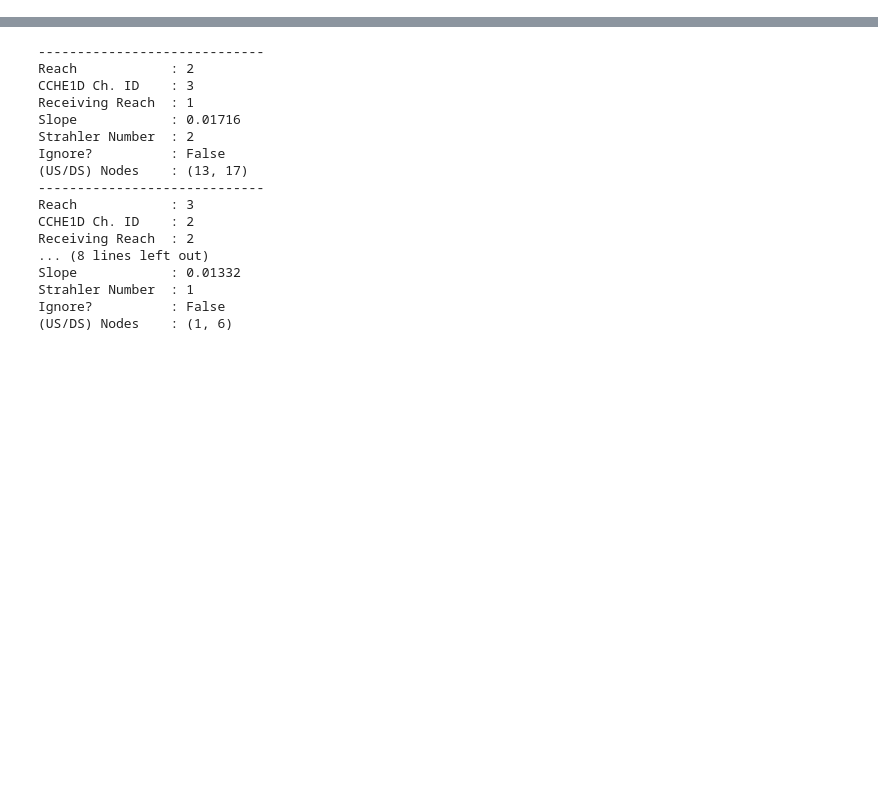
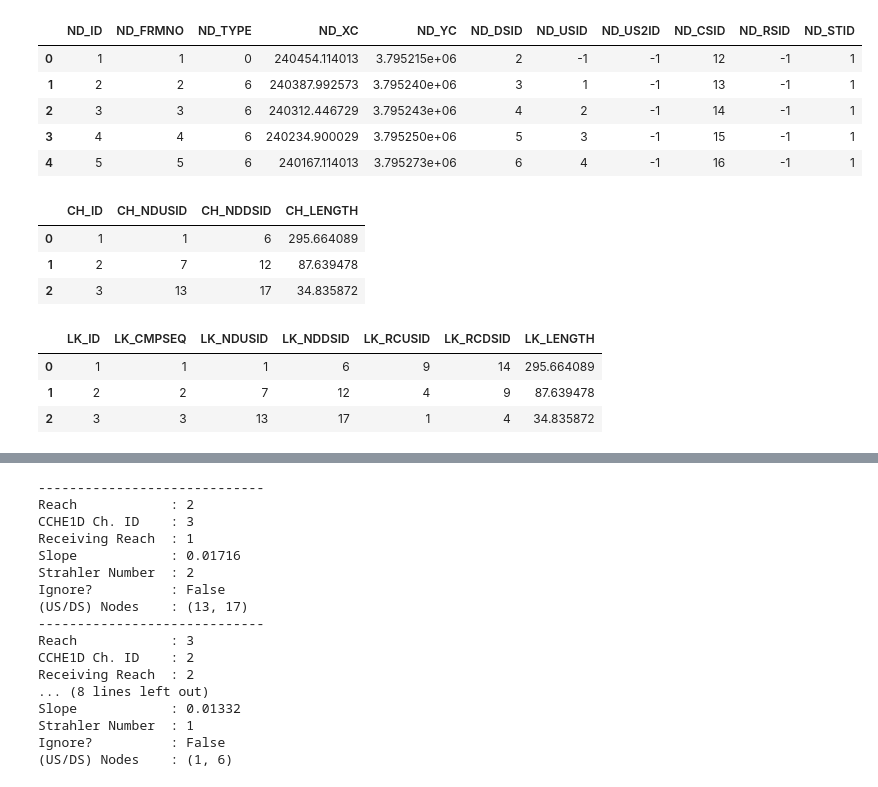
Before and after one commit to LucRSquared/topagnps2cche1d, a Jupyter notebook: notebooks_and_scripts/test_objected_oriented_watershed.ipynb, the cells around one changed output, grey strips where cells are left out. Saved outputs shown, nothing was run; the diff lists cells and outputs as text; code cells hidden in the pictures; blank space fills up the shorter version.

```diff
--- a/notebooks_and_scripts/test_objected_oriented_watershed.ipynb
+++ b/notebooks_and_scripts/test_objected_oriented_watershed.ipynb
@@ -24,11 +21,13 @@ watershed.read_reaches_geometry_from_topagnps_asc_file(path_to_reaches_raster)
 watershed.assign_strahler_number_to_reaches()
 watershed.ignore_reaches_with_strahler_leq(0)
 
-watershed.update_junctions_and_node_types()
-watershed.identify_inflow_sources()
+# watershed.update_graph()
 
-watershed.renumber_all_nodes_and_reaches_in_CCHE1D_computational_order()
-watershed.set_node_id_to_compute_id()
+# watershed.update_junctions_and_node_types()
+# watershed.identify_inflow_sources()
+
+# watershed.renumber_all_nodes_and_reaches_in_CCHE1D_computational_order()
+# watershed.set_node_id_to_compute_id()
 
 watershed.update_watershed()
 
@@ -37,0 +55,30 @@ watershed.assign_cross_section_to_all_points()
+# %%
+df_nodes = watershed.create_cche1d_nodes_df()
+df_ch = watershed.create_cche1d_channels_df()
+df_lk, df_rc = watershed.create_cche1d_links_and_reaches_df()
+df_csec, df_csprf = watershed.create_cche1d_csec_csprf_df()
+df_tw = watershed.create_cche1d_twcells_df()
+df_inflow_reaches = watershed.get_list_of_inflow_reaches_df()
+# %%
+df_nodes.head()
+# %% [output]
+|  | ND_ID | ND_FRMNO | ND_TYPE | ND_XC | ND_YC | ND_DSID | ND_USID | ND_US2ID | ND_CSID | ND_RSID | ND_STID |
+| 0 | 1 | 1 | 0 | 240454.114013 | 3.795215e+06 | 2 | -1 | -1 | 12 | -1 | 1 |
+| 1 | 2 | 2 | 6 | 240387.992573 | 3.795240e+06 | 3 | 1 | -1 | 13 | -1 | 1 |
+| 2 | 3 | 3 | 6 | 240312.446729 | 3.795243e+06 | 4 | 2 | -1 | 14 | -1 | 1 |
+| 3 | 4 | 4 | 6 | 240234.900029 | 3.795250e+06 | 5 | 3 | -1 | 15 | -1 | 1 |
+| 4 | 5 | 5 | 6 | 240167.114013 | 3.795273e+06 | 6 | 4 | -1 | 16 | -1 | 1 |
+# %%
+df_ch.head()
+# %% [output]
+|  | CH_ID | CH_NDUSID | CH_NDDSID | CH_LENGTH |
+| 0 | 1 | 1 | 6 | 295.664089 |
+| 1 | 2 | 7 | 12 | 87.639478 |
+| 2 | 3 | 13 | 17 | 34.835872 |
+# %%
+df_lk.head()
+# %% [output]
+|  | LK_ID | LK_CMPSEQ | LK_NDUSID | LK_NDDSID | LK_RCUSID | LK_RCDSID | LK_LENGTH |
+| 0 | 1 | 1 | 1 | 6 | 9 | 14 | 295.664089 |
+| 1 | 2 | 2 | 7 | 12 | 4 | 9 | 87.639478 |
+| 2 | 3 | 3 | 13 | 17 | 1 | 4 | 34.835872 |
```
Also changed, not shown: parts of 16 cells of this notebook, 1 other file.
